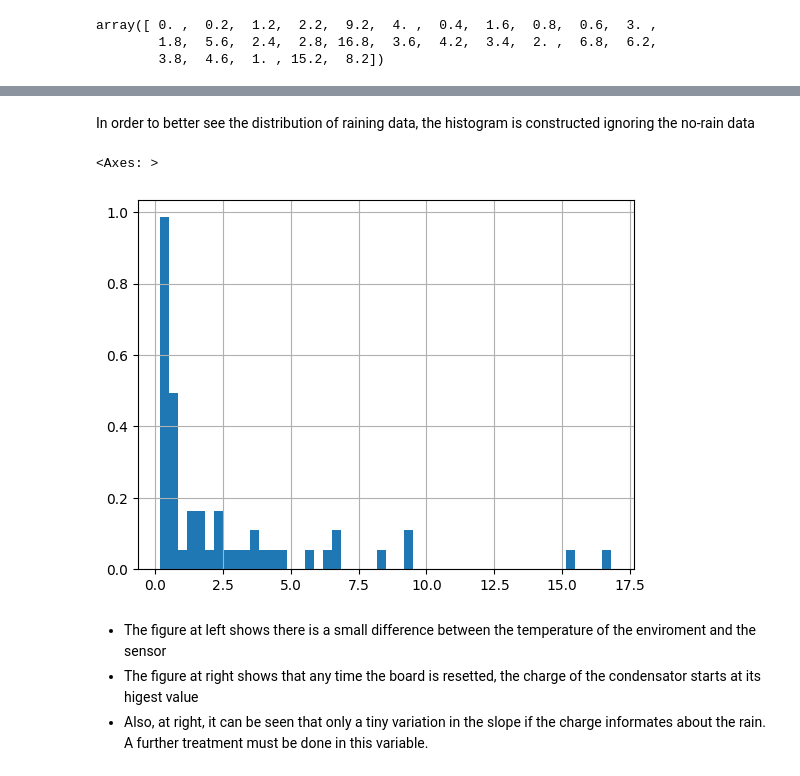
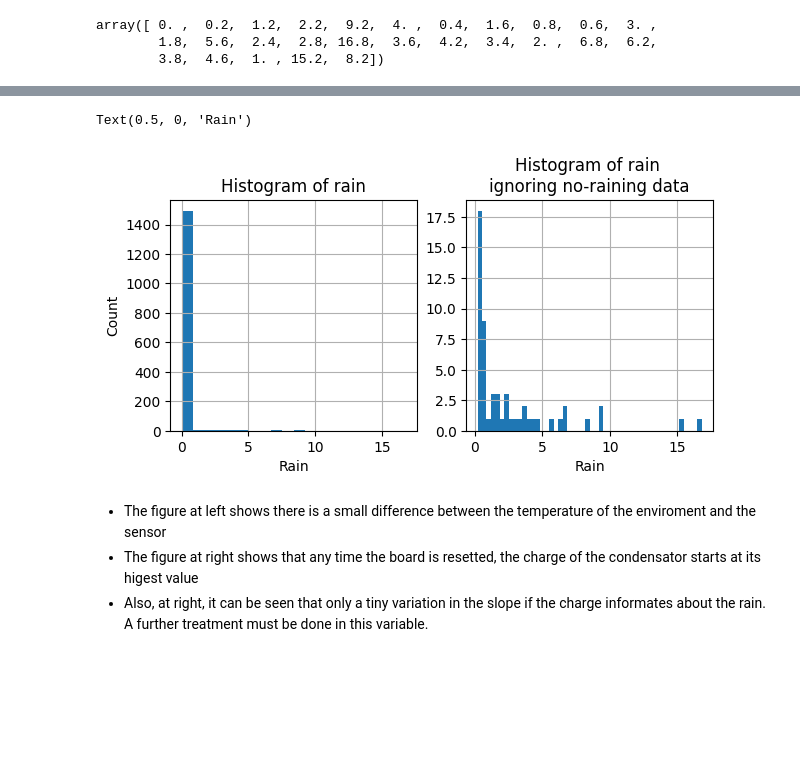
Before and after one commit to FollowingTheRabbit/Rain, a Jupyter notebook: src/analyse.ipynb, the cells around one changed output, grey strips where cells are left out. Saved outputs shown, nothing was run; the diff lists cells and outputs as text; code cells hidden in the pictures; blank space fills up the shorter version.

```diff
--- a/src/analyse.ipynb
+++ b/src/analyse.ipynb
@@ -126,10 +122,19 @@ dados_df.chuva.hist(density=True, bins=20)
-# %% [markdown]
-In order to better see the distribution of raining data, the histogram is constructed ignoring the no-rain data
-# %%
-dados_df[~dados_df.chuva.eq(0)].chuva.hist(density=True, bins=50)
-# %% [output]
-<Axes: >
-[figure, removed]
+# %%
+plt.subplots(1,2, figsize=(7,3))
+
+plt.subplot(121)
+dados_df.chuva.hist(bins=20)
+plt.title('Histogram of rain')
+plt.xlabel('Rain')
+plt.ylabel('Count')
+
+plt.subplot(122)
+dados_df[~dados_df.chuva.eq(0)].chuva.hist(bins=50)
+plt.title('Histogram of rain \nignoring no-raining data')
+plt.xlabel('Rain')
+# %% [output]
+Text(0.5, 0, 'Rain')
+[figure, added]
 # %% [markdown]
 - The figure at left shows there is a small difference between the temperature of the enviroment and the sensor
 - The figure at right shows that any time the board is resetted, the charge of the condensator starts at its higest value
```
Also changed, not shown: parts of 88 cells of this notebook.
